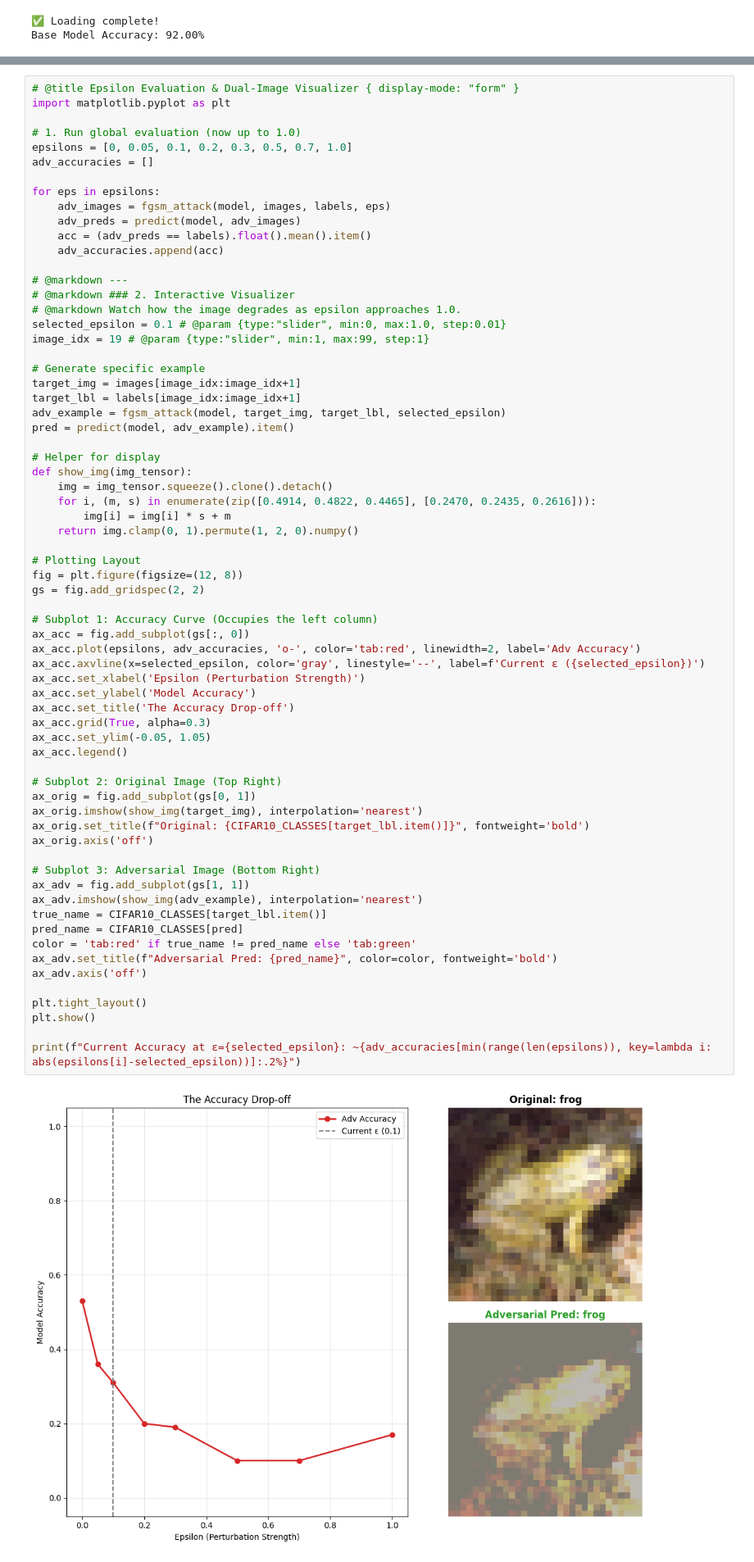
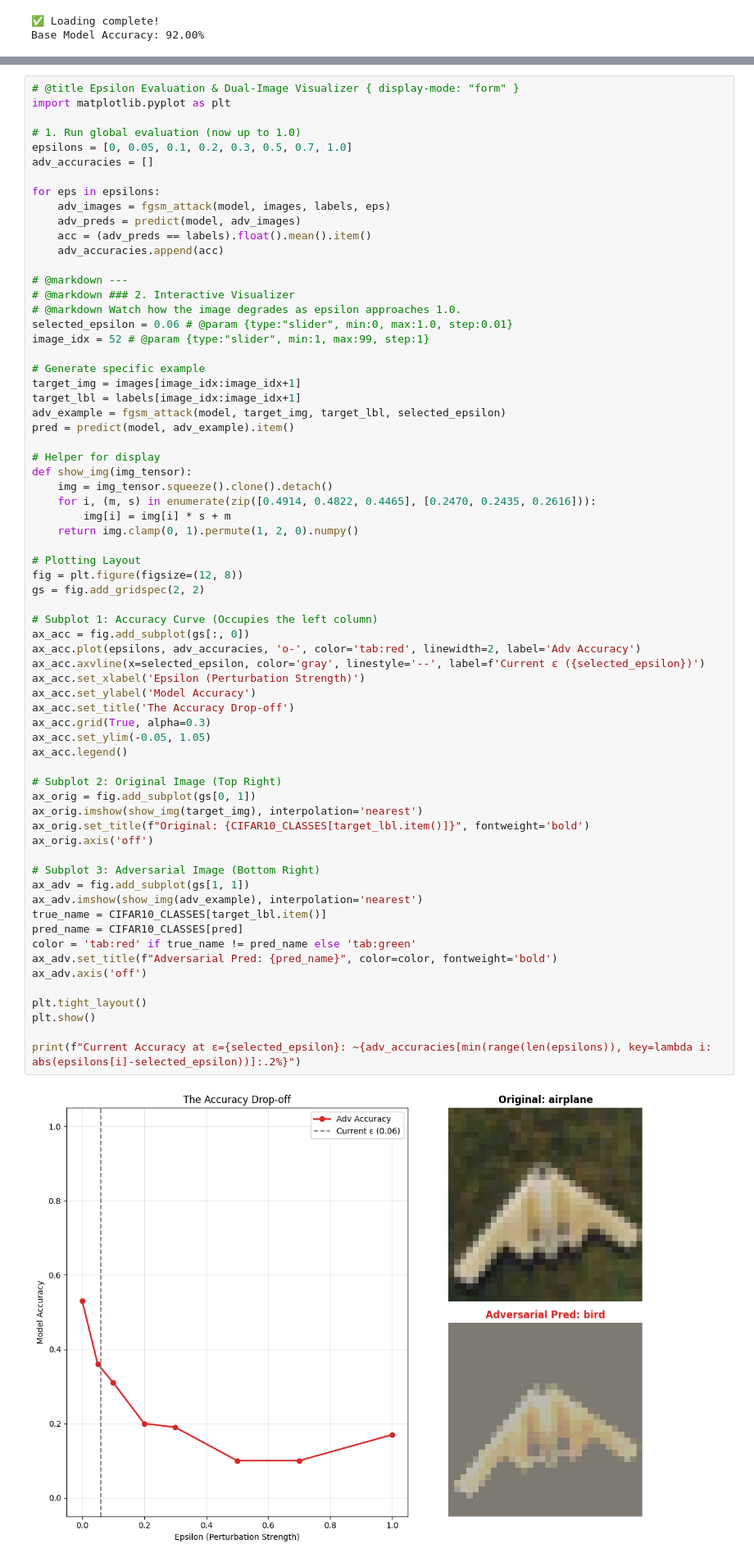
Before and after one commit to ssykes-eth/ETH_273-0003-00L, a Jupyter notebook: adv-attack/adversarial_attacks_cx.ipynb, the cells around one changed output, grey strips where cells are left out. Shown at 82% size. Saved outputs shown, nothing was run; the diff lists cells and outputs as text.

```diff
--- a/adv-attack/adversarial_attacks_cx.ipynb
+++ b/adv-attack/adversarial_attacks_cx.ipynb
@@ -239,8 +239,8 @@ for eps in epsilons:
 # @markdown ---
 # @markdown ### 2. Interactive Visualizer
 # @markdown Watch how the image degrades as epsilon approaches 1.0.
-selected_epsilon = 0.1 # @param {type:"slider", min:0, max:1.0, step:0.01}
-image_idx = 19 # @param {type:"slider", min:1, max:99, step:1}
+selected_epsilon = 0.06 # @param {type:"slider", min:0, max:1.0, step:0.01}
+image_idx = 52 # @param {type:"slider", min:1, max:99, step:1}
 
 # Generate specific example
 target_img = images[image_idx:image_idx+1]
@@ -263,31 +263,31 @@ gs = fig.add_gridspec(2, 2)
 ax_acc = fig.add_subplot(gs[:, 0])
 ax_acc.plot(epsilons, adv_accuracies, 'o-', color='tab:red', linewidth=2, label='Adv Accuracy')
 ax_acc.axvline(x=selected_epsilon, color='gray', linestyle='--', label=f'Current ε ({selected_epsilon})')
 ax_acc.set_xlabel('Epsilon (Perturbation Strength)')
 ax_acc.set_ylabel('Model Accuracy')
 ax_acc.set_title('The Accuracy Drop-off')
 ax_acc.grid(True, alpha=0.3)
 ax_acc.set_ylim(-0.05, 1.05)
 ax_acc.legend()
 
 # Subplot 2: Original Image (Top Right)
 ax_orig = fig.add_subplot(gs[0, 1])
 ax_orig.imshow(show_img(target_img), interpolation='nearest')
 ax_orig.set_title(f"Original: {CIFAR10_CLASSES[target_lbl.item()]}", fontweight='bold')
 ax_orig.axis('off')
 
 # Subplot 3: Adversarial Image (Bottom Right)
 ax_adv = fig.add_subplot(gs[1, 1])
 ax_adv.imshow(show_img(adv_example), interpolation='nearest')
 true_name = CIFAR10_CLASSES[target_lbl.item()]
 pred_name = CIFAR10_CLASSES[pred]
 color = 'tab:red' if true_name != pred_name else 'tab:green'
 ax_adv.set_title(f"Adversarial Pred: {pred_name}", color=color, fontweight='bold')
 ax_adv.axis('off')
 
 plt.tight_layout()
 plt.show()
 
 print(f"Current Accuracy at ε={selected_epsilon}: ~{adv_accuracies[min(range(len(epsilons)), key=lambda i: abs(epsilons[i]-selected_epsilon))]:.2%}")
 # %% [output]
-[figure, old version]
+[figure, new version]
```
Also changed, not shown: parts of 3 cells of this notebook.
